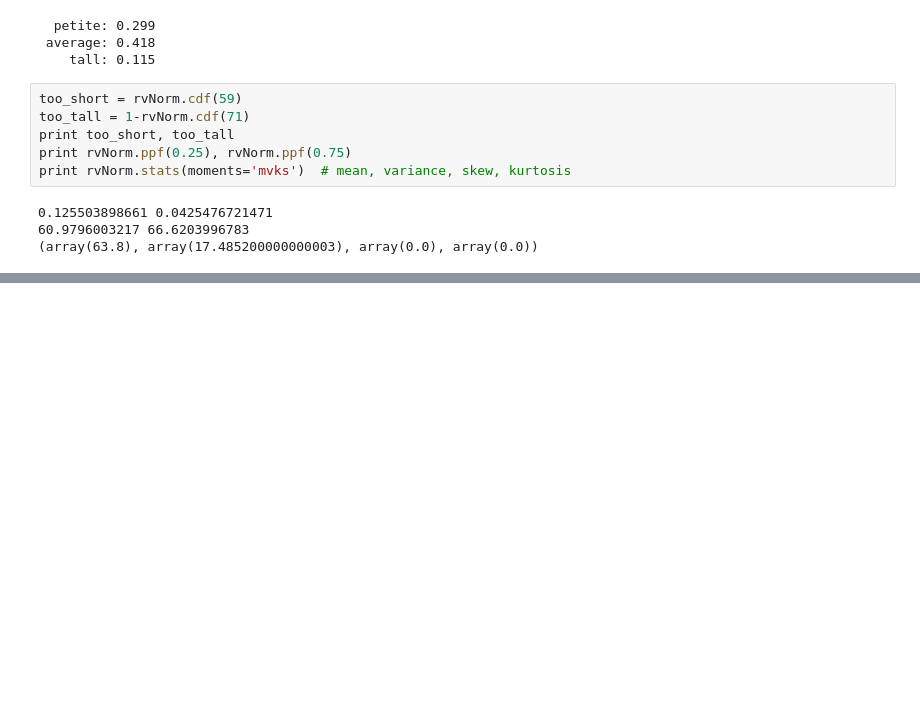
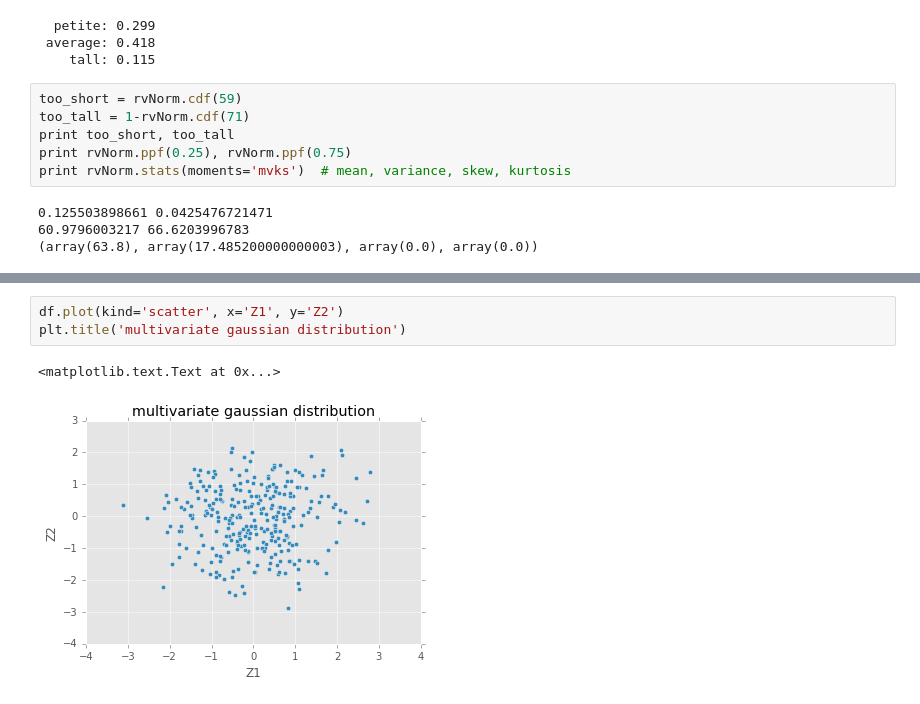
Before and after one commit to grehujt/SmallPythonProjects, a Jupyter notebook: jupyterNotebooks/model_tutorial/model.ipynb, the cells around one changed output, grey strips where cells are left out. Drawn from its saved outputs; the diff is of its cells as text; blank space fills up the shorter version.

```diff
--- a/jupyterNotebooks/model_tutorial/model.ipynb
+++ b/jupyterNotebooks/model_tutorial/model.ipynb
@@ -146,0 +192,6 @@ plt.title('cdf simulation')
+# %%
+df.plot(kind='scatter', x='Z1', y='Z2')
+plt.title('multivariate gaussian distribution')
+# %% [output]
+<matplotlib.text.Text at 0x...>
+[figure, added]
```
Also changed, not shown: parts of 9 cells of this notebook.
